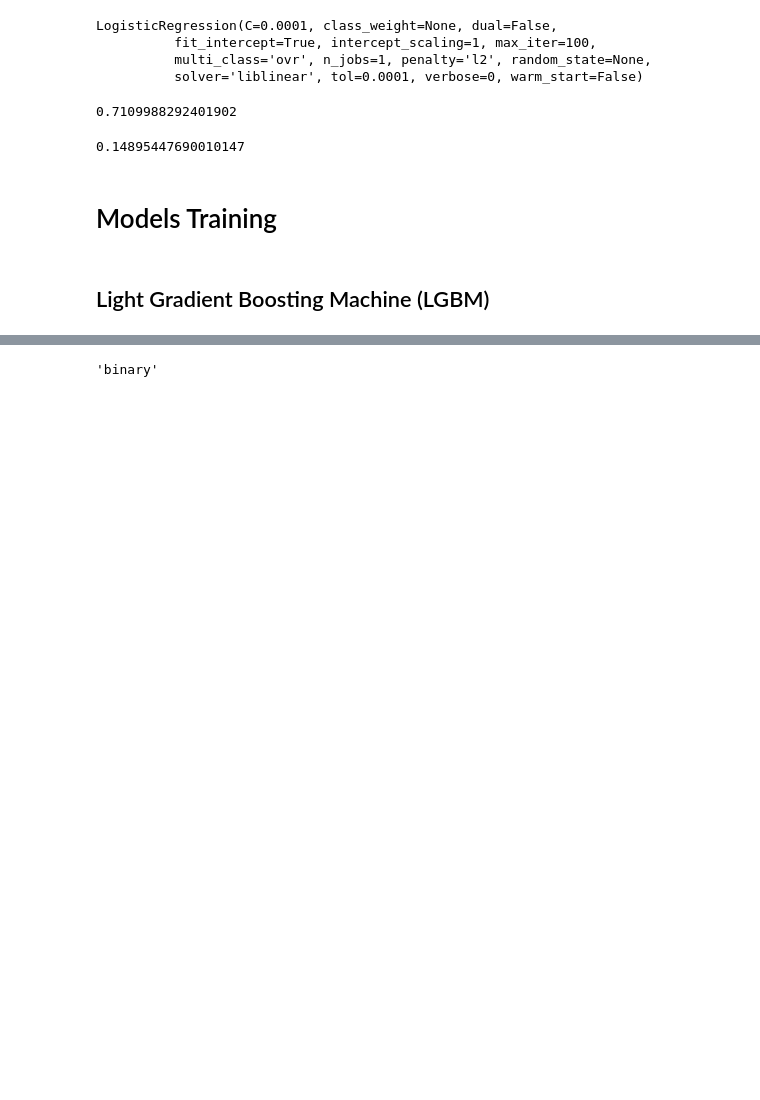
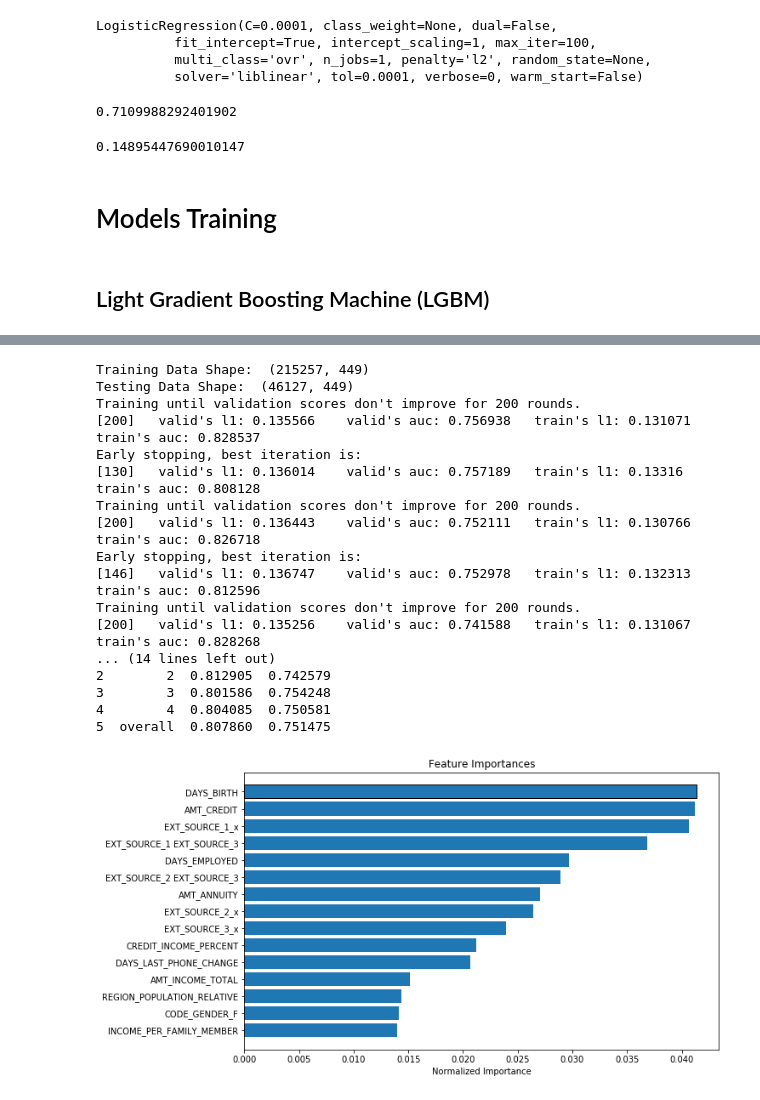
Before and after one commit to rmaso/home-credit-default-risk, a Jupyter notebook: 2. Baseline.ipynb, the cells around one changed output, grey strips where cells are left out. Cells and saved outputs as stored; diff of their text form; code cells hidden in the pictures; blank space fills up the shorter version.

```diff
--- a/2. Baseline.ipynb
+++ b/2. Baseline.ipynb
@@ -108,7 +109,7 @@ from sklearn.utils.multiclass import type_of_target
 
 import gc
 
-def model(features, test_features, n_folds = 5):
+def model(features, test_features, lgbm_params, n_folds = 5):
     """Train and test a light gradient boosting model using
     cross validation.
 
@@ -120,15 +121,9 @@ def model(features, test_features, n_folds = 5):
         test_features (pd.DataFrame):
             dataframe of testing features to use
             for making predictions with the model.
-        encoding (str, default = 'ohe'):
-            method for encoding categorical variables. Either 'ohe' for one-hot encoding or 'le' for integer label encoding
-            n_folds (int, default = 5): number of folds to use for cross validation
 
     Return
     --------
-        submission (pd.DataFrame):
-            dataframe with `SK_ID_CURR` and `TARGET` probabilities
-            predicted by the model.
         feature_importances (pd.DataFrame):
             dataframe with the feature importances from the model.
         valid_metrics (pd.DataFrame):
@@ -181,18 +176,20 @@ def model(features, test_features, n_folds = 5):
         # Validation data for the fold
         valid_features, valid_labels = features[valid_indices], labels[valid_indices]
 
-        print(type_of_target(labels[train_indices]))
         # Create the model
-        model = lgb.LGBMClassifier(n_estimators=10000, objective = 'binary',
-                                   class_weight = 'balanced', learning_rate = 0.05,
-                                   reg_alpha = 0.1, reg_lambda = 0.1,
-                                   subsample = 0.8, n_jobs = -1, random_state = 50)
+        model = lgb.LGBMClassifier(application="binary", boosting_type=lgbm_params["boosting"],
+                          learning_rate=lgbm_params["learning_rate"],n_estimators=lgbm_params["n_estimators"],
+                          reg_alpha = lgbm_params["reg_alpha"], reg_lambda = lgbm_params["reg_lambda"],
+                          drop_rate=lgbm_params["drop_rate"],
+                          num_leaves=lgbm_params["num_leaves"], max_depth=lgbm_params["max_depth"],
+                          max_bin=lgbm_params["max_bin"],
+                          subsample = 0.8, n_jobs = -1, random_state = 50)
 
         # Train the model
-        model.fit(train_features, train_labels, eval_metric = 'auc',
+        model.fit(train_features, train_labels, eval_metric = ['auc', 'mae'],
                   eval_set = [(valid_features, valid_labels), (train_features, train_labels)],
-                  eval_names = ['valid', 'train'], categorical_feature = [],
-                  early_stopping_rounds = 100, verbose = 200)
+                  eval_names = ['valid', 'train'],
+                  early_stopping_rounds = 200, verbose = 200)
 
         # Record the best iteration
         best_iteration = model.best_iteration_
@@ -258,8 +317,0 @@ fi_sorted = plot_feature_importances(fi)
-# %%
-from sklearn.utils.multiclass import check_classification_targets
-from sklearn.utils.multiclass import type_of_target
-
-check_classification_targets(app_train['TARGET'])
-type_of_target(app_train['TARGET'])
-# %% [output]
-'binary'
@@ -270,0 +318,37 @@ for train_indices, valid_indices in k_fold.split(app_train):
+# %%
+lgbm_params = {
+    "boosting":"gbdt",
+    "application":"binary",
+    "learning_rate": 0.1,
+    'reg_alpha':0.1,
+    'reg_lambda': 0.1,
+    "n_estimators":10000,
+    "max_depth":5,
+    "num_leaves":200,
+    "max_bin":225,
+    "drop_rate":0.02
+}
+
+fi, metrics = model(app_train, app_test, lgbm_params=lgbm_params)
+print('Baseline metrics')
+print(metrics)
+fi_sorted = plot_feature_importances(fi)
+# %% [output]
+Training Data Shape:  (215257, 449)
+Testing Data Shape:  (46127, 449)
+Training until validation scores don't improve for 200 rounds.
+[200]   valid's l1: 0.135566    valid's auc: 0.756938   train's l1: 0.131071    train's auc: 0.828537
+Early stopping, best iteration is:
+[130]   valid's l1: 0.136014    valid's auc: 0.757189   train's l1: 0.13316     train's auc: 0.808128
+Training until validation scores don't improve for 200 rounds.
+[200]   valid's l1: 0.136443    valid's auc: 0.752111   train's l1: 0.130766    train's auc: 0.826718
+Early stopping, best iteration is:
+[146]   valid's l1: 0.136747    valid's auc: 0.752978   train's l1: 0.132313    train's auc: 0.812596
+Training until validation scores don't improve for 200 rounds.
+[200]   valid's l1: 0.135256    valid's auc: 0.741588   train's l1: 0.131067    train's auc: 0.828268
+... (14 lines left out)
+2        2  0.812905  0.742579
+3        3  0.801586  0.754248
+4        4  0.804085  0.750581
+5  overall  0.807860  0.751475
+[figure, added]
```
Also changed, not shown: parts of 10 cells of this notebook, 1 other file.
